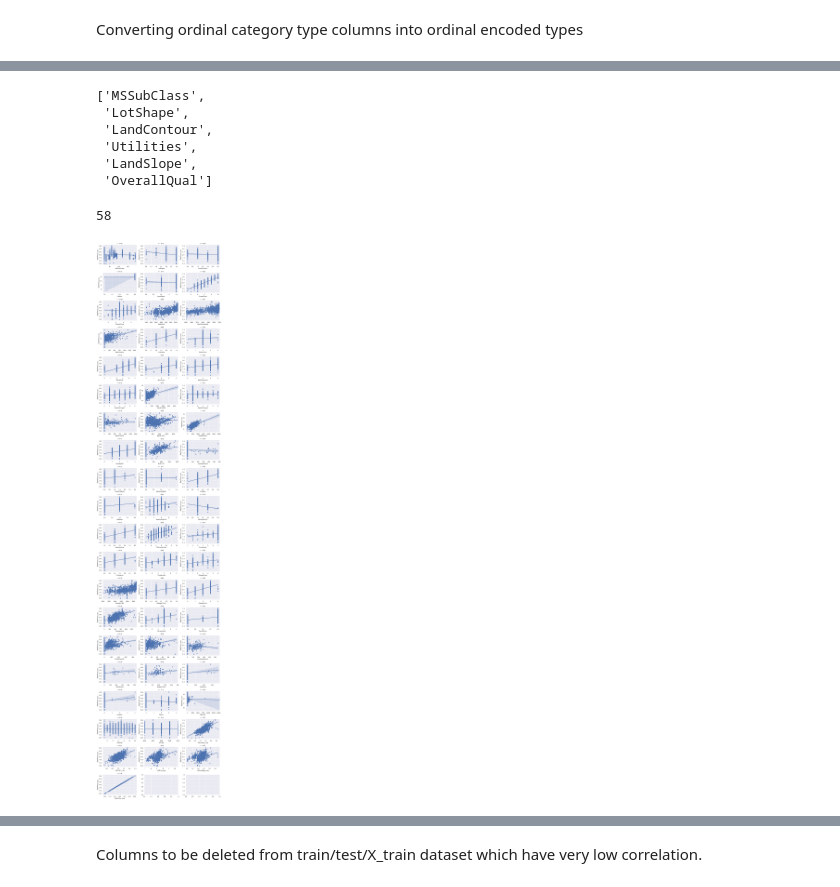
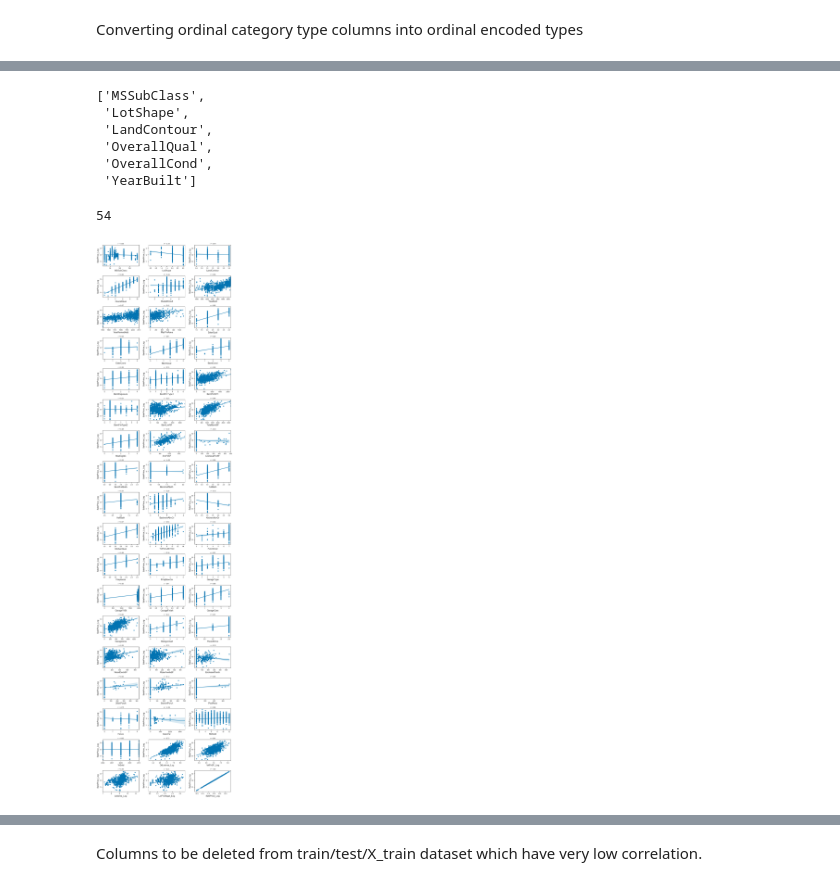
Before and after one commit to jeswingeorge/Kaggle-House-Prices-Prediction, a Jupyter notebook: 2.regression_predictions.ipynb, the cells around one changed output, grey strips where cells are left out. Cells and saved outputs as stored; diff of their text form; code cells hidden in the pictures.

```diff
--- a/2.regression_predictions.ipynb
+++ b/2.regression_predictions.ipynb
@@ -36,0 +39,10 @@ train.head()
+# %%
+train.drop(train[train['LotFrontage']>300].index, inplace = True)
+train.drop(train[train['LotArea']>100000].index, inplace = True)
+train.drop(train[train['MasVnrArea']>1200].index, inplace = True)
+train.drop(train[train['BsmtFinSF1']>3000].index, inplace = True)
+train.drop(train[train['TotalBsmtSF']>6000].index, inplace = True)
+train.drop(train[train['1stFlrSF']>4000].index, inplace = True)
+train.drop(train[train['GrLivArea']>4000].index, inplace = True)
+train.drop(train[train['EnclosedPorch']>800].index, inplace = True)
+train.drop(train[train['MiscVal']>8000].index, inplace = True)
@@ -189,6 +208,10 @@ LotFrontage_Log    518
 dtype: int64
 # %%
 data['LotFrontage_Log'] = data['LotFrontage_Log'].fillna(data['LotFrontage_Log'].median())
+# %%
+data['GrLivArea_Log'] = data['GrLivArea_Log'].fillna(data['GrLivArea_Log'].median())
+data['1stFlrSF_Log'] = data['1stFlrSF_Log'].fillna(data['1stFlrSF_Log'].median())
+data['LotArea_Log'] = data['LotArea_Log'].fillna(data['LotArea_Log'].median())
 # %% [markdown]
 
 ### Dealing with all object/category type columns
@@ -321,31 +344,31 @@ numerical_columns[:6]
 ['MSSubClass',
  'LotShape',
  'LandContour',
- 'Utilities',
- 'LandSlope',
- 'OverallQual']
+ 'OverallQual',
+ 'OverallCond',
+ 'YearBuilt']
 # %%
 len(numerical_columns)
 # %% [output]
-58
+54
 # %%
 correlation_results_list = []
-nrows = 20
+nrows = 18
 ncols = 3
 fig, axes = plt.subplots(nrows,ncols, figsize=(ncols*4.5,nrows*3))
 axes_list = [item for sublist in axes for item in sublist]
 for col in numerical_columns:
     ax = axes_list.pop(0) # Take the first axes of the axes_list
     sns.regplot(X_train[col], X_train['SalePrice_Log'], ax = ax)
     stp = pearsonr(X_train[col], X_train['SalePrice_Log'])
     str_title = "r = " + "{0:.2f}".format(stp[0])
     ax.set_title(str_title,fontsize=11)
     correlation_results_list.append((col, abs(stp[0])))
 
 plt.tight_layout();
 plt.show();
 # %% [output]
-[figure, old version]
+[figure, new version]
 # %%
 correlation_df = pd.DataFrame(correlation_results_list, columns = ['column_name', 'correlation'])
 correlation_df
```
Also changed, not shown: parts of 48 cells of this notebook, 3 other files.
